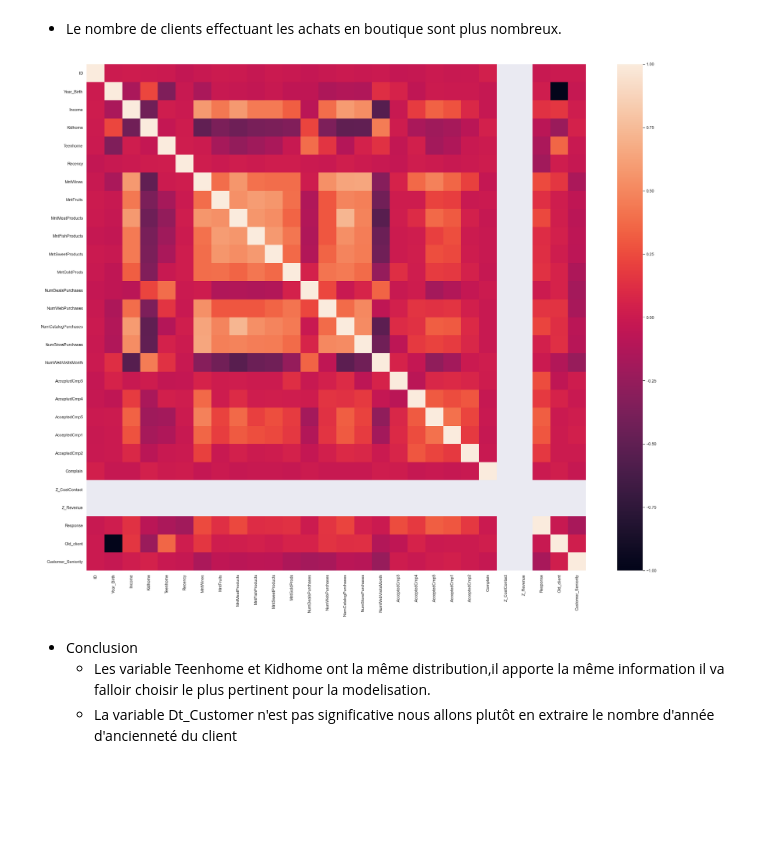
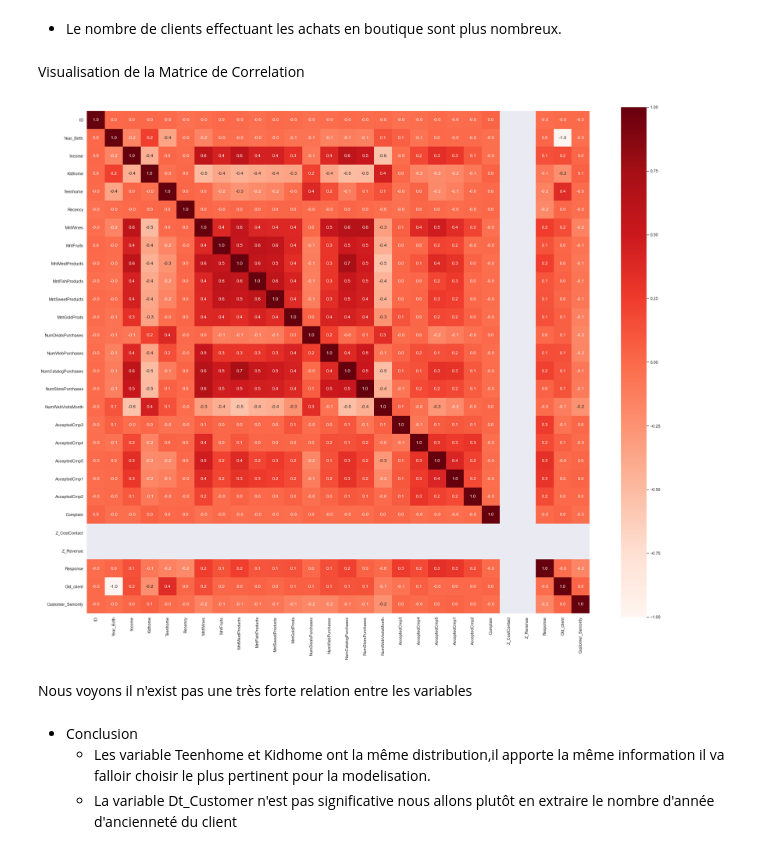
Before and after one commit to kevinDlan/Segmentation_Simplon_Online, a Jupyter notebook: Index.ipynb, the cells around one changed output. Saved outputs shown, nothing was run; the diff lists cells and outputs as text; code cells hidden in the pictures; blank space fills up the shorter version.

```diff
--- a/Index.ipynb
+++ b/Index.ipynb
@@ -246,12 +250,16 @@ NumWebVisitsMonth      11909
 dtype: int64
 # %% [markdown]
 - Le nombre de clients effectuant les achats en boutique sont plus nombreux.
+# %% [markdown]
+Visualisation de la Matrice de Correlation
 # %%
 plt.figure(figsize=(30,25))
-sns.heatmap(data.corr())
+sns.heatmap(data.corr(),square=True,fmt='.1f',annot=True,cmap='Reds')
 plt.show()
 # %% [output]
-[figure, old version]
+[figure, new version]
+# %% [markdown]
+Nous voyons il n'exist pas une très forte relation entre les variables
 # %% [markdown]
 * Conclusion
    - Les variable Teenhome et Kidhome ont la même distribution,il apporte la même information      il va falloir choisir le plus pertinent pour la modelisation.
```
Also changed, not shown: parts of 11 cells of this notebook.
